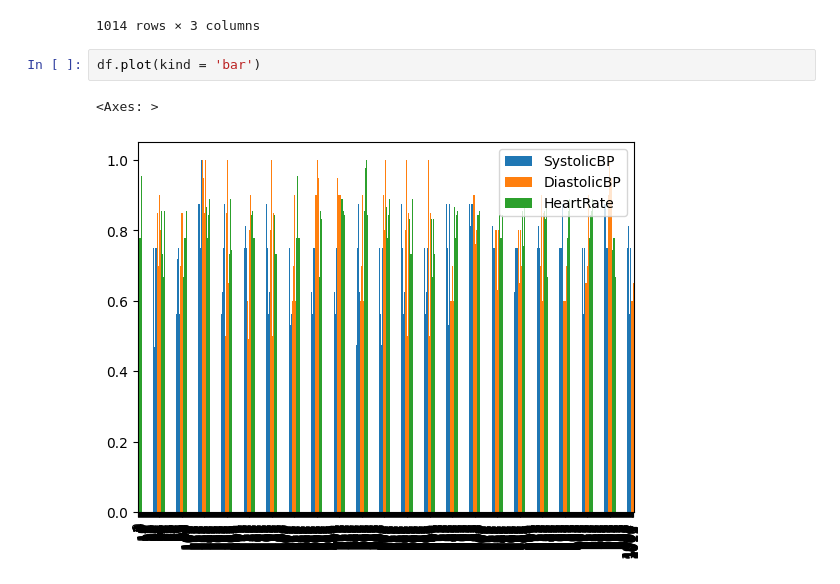
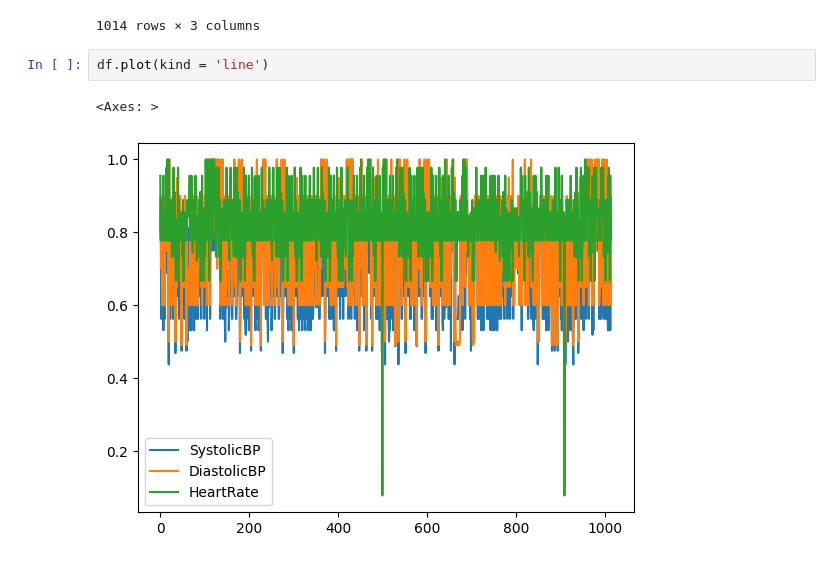
Before and after one commit to AnushkaMazumdar2/Machine_Learning, a Jupyter notebook: MaternalHealth_2348505.ipynb, the cells around one changed output. Saved outputs shown, nothing was run; the diff lists cells and outputs as text.

```diff
--- a/MaternalHealth_2348505.ipynb
+++ b/MaternalHealth_2348505.ipynb
@@ -176,7 +176,7 @@ See the caveats in the documentation: https://pandas.pydata.org/pandas-docs/stab
 | 1013 | 0.75000 | 0.65 | 0.844444 |
 1014 rows × 3 columns
 # %%
-df.plot(kind = 'bar')
+df.plot(kind = 'line')
 # %% [output]
 <Axes: >
-[figure, old version]
+[figure, new version]
```
